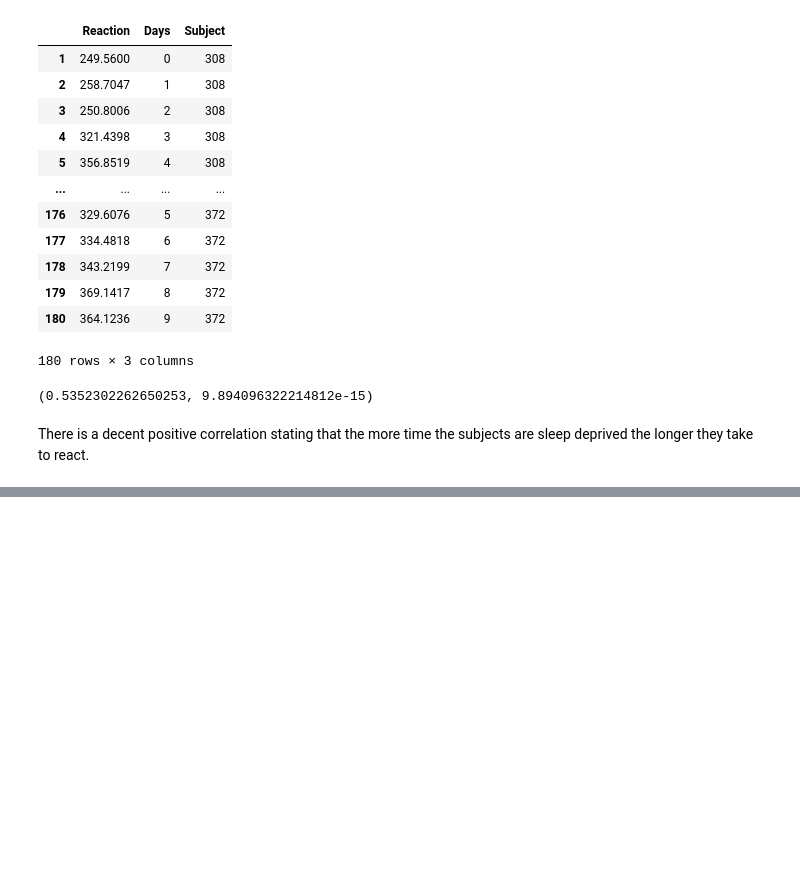
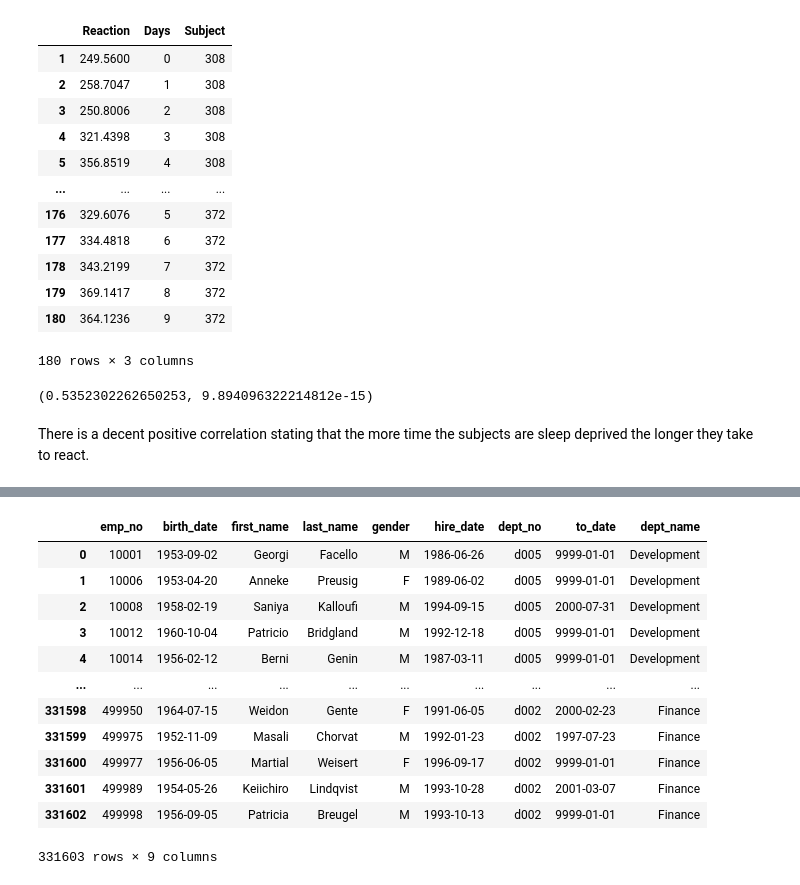
Before and after one commit to ForrestMccrosky/statistics-exercises, a Jupyter notebook: hypothesis_testing.ipynb, the cells around one changed output, grey strips where cells are left out. Drawn from its saved outputs; the diff is of its cells as text; code cells hidden in the pictures; blank space fills up the shorter version.

```diff
--- a/hypothesis_testing.ipynb
+++ b/hypothesis_testing.ipynb
@@ -740,0 +875,3 @@ There is a decent positive correlation stating that the more time the subjects a
+# %%
+deptempdf= pd.read_sql('SELECT emp_no, dept_no, to_date FROM dept_emp', url)
+deptempdf
@@ -740,0 +892,3 @@ There is a decent positive correlation stating that the more time the subjects a
+# %%
+departmentsdf = pd.read_sql('SELECT * FROM departments', url)
+departmentsdf
@@ -740,0 +906,3 @@ There is a decent positive correlation stating that the more time the subjects a
+# %%
+genderdeptdf = employeesdf.merge(deptempdf, left_on='emp_no', right_on='emp_no')
+genderdeptdf
@@ -740,0 +923,17 @@ There is a decent positive correlation stating that the more time the subjects a
+# %%
+bigtable = genderdeptdf.merge(departmentsdf, left_on='dept_no', right_on='dept_no')
+bigtable
+# %% [output]
+|  | emp_no | birth_date | first_name | last_name | gender | hire_date | dept_no | to_date | dept_name |
+| 0 | 10001 | 1953-09-02 | Georgi | Facello | M | 1986-06-26 | d005 | 9999-01-01 | Development |
+| 1 | 10006 | 1953-04-20 | Anneke | Preusig | F | 1989-06-02 | d005 | 9999-01-01 | Development |
+| 2 | 10008 | 1958-02-19 | Saniya | Kalloufi | M | 1994-09-15 | d005 | 2000-07-31 | Development |
+| 3 | 10012 | 1960-10-04 | Patricio | Bridgland | M | 1992-12-18 | d005 | 9999-01-01 | Development |
+| 4 | 10014 | 1956-02-12 | Berni | Genin | M | 1987-03-11 | d005 | 9999-01-01 | Development |
+| ... | ... | ... | ... | ... | ... | ... | ... | ... | ... |
+| 331598 | 499950 | 1964-07-15 | Weidon | Gente | F | 1991-06-05 | d002 | 2000-02-23 | Finance |
+| 331599 | 499975 | 1952-11-09 | Masali | Chorvat | M | 1992-01-23 | d002 | 1997-07-23 | Finance |
+| 331600 | 499977 | 1956-06-05 | Martial | Weisert | F | 1996-09-17 | d002 | 9999-01-01 | Finance |
+| 331601 | 499989 | 1954-05-26 | Keiichiro | Lindqvist | M | 1993-10-28 | d002 | 2001-03-07 | Finance |
+| 331602 | 499998 | 1956-09-05 | Patricia | Breugel | M | 1993-10-13 | d002 | 9999-01-01 | Finance |
+331603 rows × 9 columns
```
Also changed, not shown: parts of 36 cells of this notebook.
